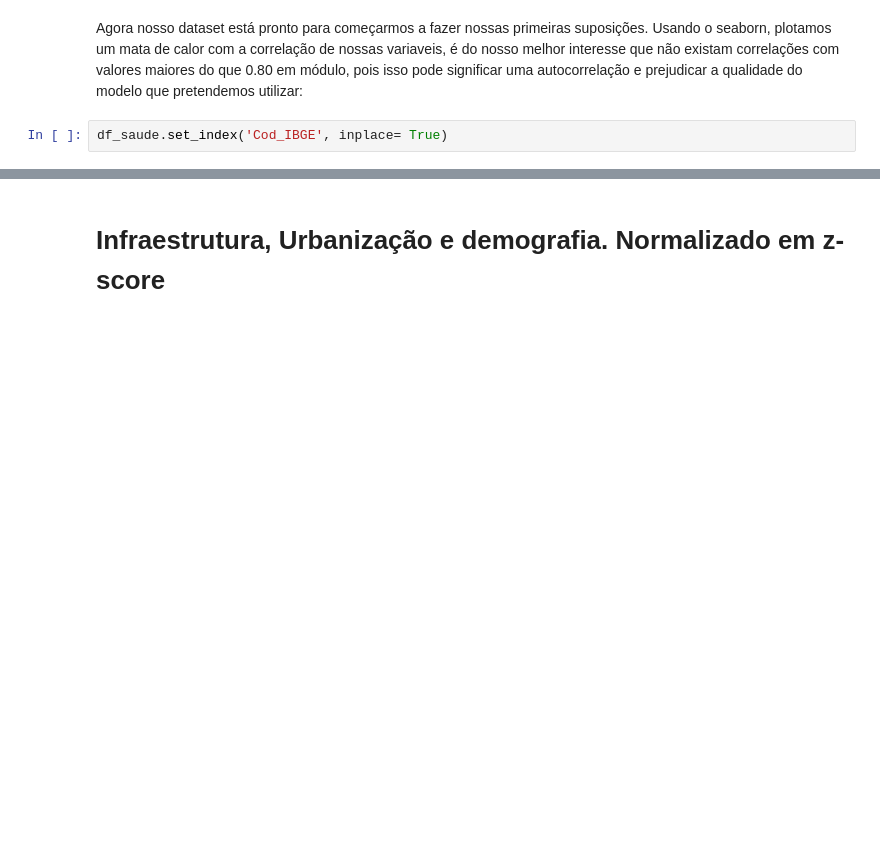
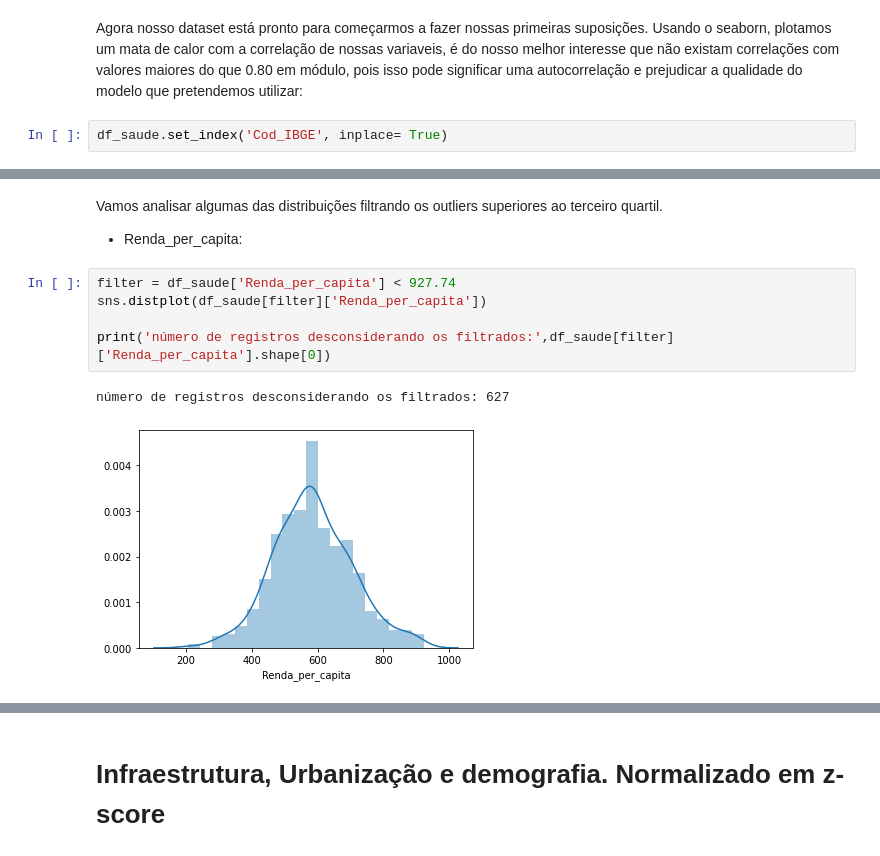
Before and after one commit to SilvanaOliveiraSa/CA_MU_DS_VINCE, a Jupyter notebook: teste_v3.ipynb, the cells around one changed output, grey strips where cells are left out. Drawn from its saved outputs; the diff is of its cells as text; blank space fills up the shorter version.

```diff
--- a/teste_v3.ipynb
+++ b/teste_v3.ipynb
@@ -278,0 +274,12 @@ array([[<matplotlib.axes._subplots.AxesSubplot object at 0x...>,
+# %% [markdown]
+Vamos analisar algumas das distribuições filtrando os outliers superiores ao terceiro quartil.
+
+- Renda_per_capita:
+# %%
+filter = df_saude['Renda_per_capita'] < 927.74
+sns.distplot(df_saude[filter]['Renda_per_capita'])
+
+print('número de registros desconsiderando os filtrados:',df_saude[filter]['Renda_per_capita'].shape[0])
+# %% [output]
+número de registros desconsiderando os filtrados: 627
+[figure, added]
```
Also changed, not shown: parts of 23 cells of this notebook.
